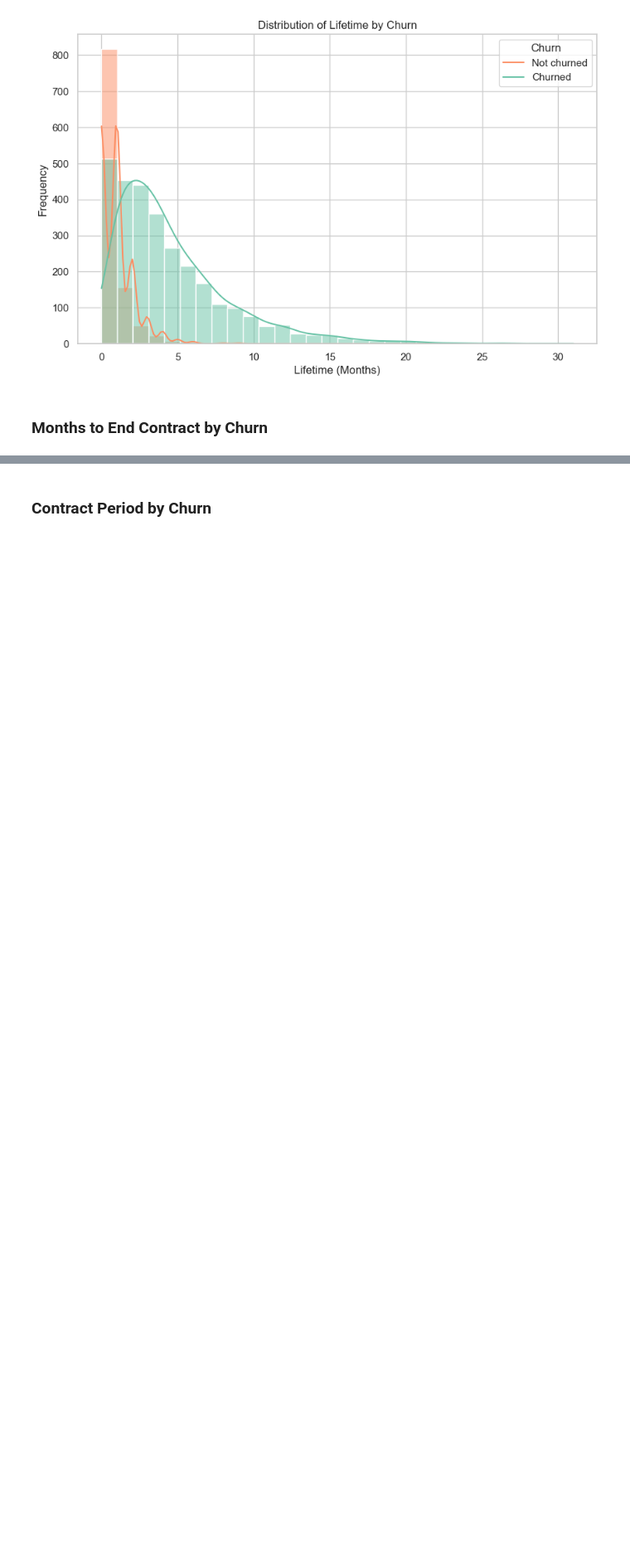
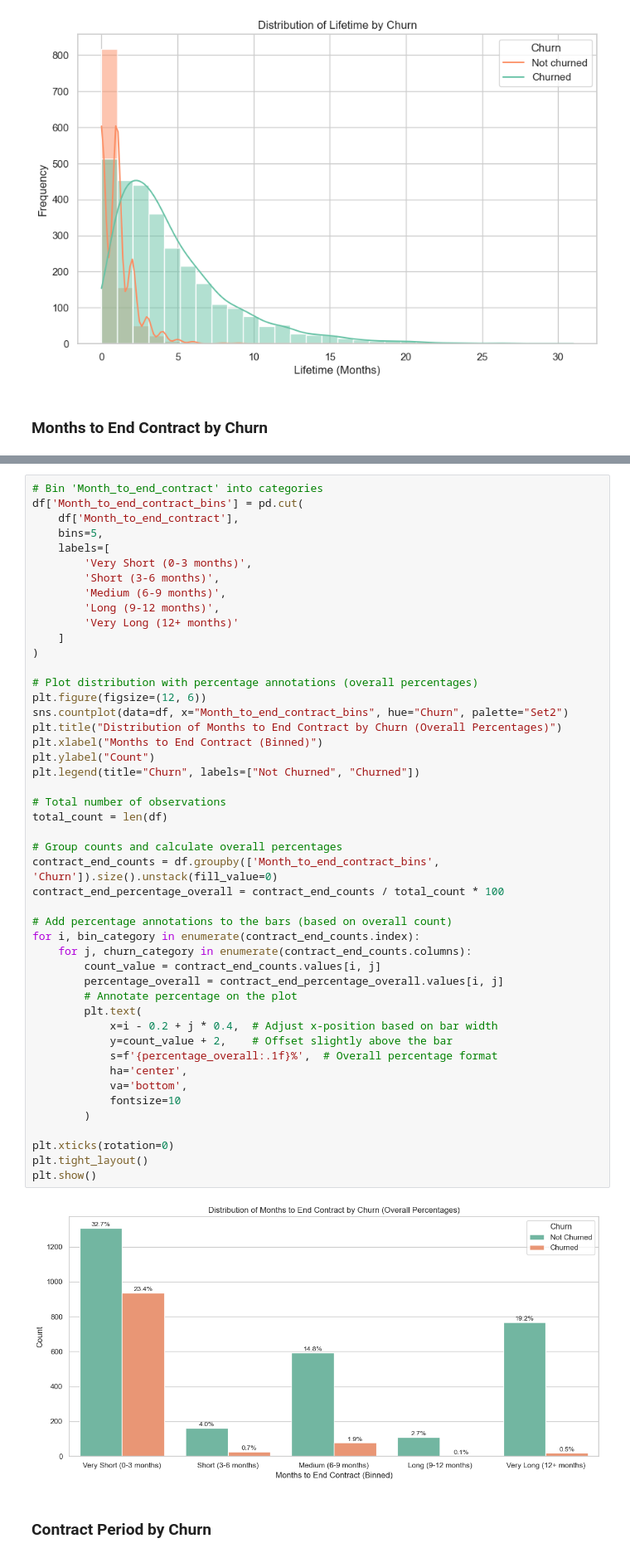
Before and after one commit to LEAN-96/Gym-Retention-Prediction, a Jupyter notebook: notebooks/gym_retention_prediction.ipynb, the cells around one changed output, grey strips where cells are left out. Shown at 83% size. Saved outputs shown, nothing was run; the diff lists cells and outputs as text; blank space fills up the shorter version.

```diff
--- a/notebooks/gym_retention_prediction.ipynb
+++ b/notebooks/gym_retention_prediction.ipynb
@@ -501,3 +394,52 @@ plt.show()
+# %%
+# Bin 'Month_to_end_contract' into categories
+df['Month_to_end_contract_bins'] = pd.cut(
+    df['Month_to_end_contract'],
+    bins=5,
+    labels=[
+        'Very Short (0-3 months)',
+        'Short (3-6 months)',
+        'Medium (6-9 months)',
+        'Long (9-12 months)',
+        'Very Long (12+ months)'
+    ]
+)
+
+# Plot distribution with percentage annotations (overall percentages)
+plt.figure(figsize=(12, 6))
+sns.countplot(data=df, x="Month_to_end_contract_bins", hue="Churn", palette="Set2")
+plt.title("Distribution of Months to End Contract by Churn (Overall Percentages)")
+plt.xlabel("Months to End Contract (Binned)")
+plt.ylabel("Count")
+plt.legend(title="Churn", labels=["Not Churned", "Churned"])
+
+# Total number of observations
+total_count = len(df)
+
+# Group counts and calculate overall percentages
+contract_end_counts = df.groupby(['Month_to_end_contract_bins', 'Churn']).size().unstack(fill_value=0)
+contract_end_percentage_overall = contract_end_counts / total_count * 100
+
+# Add percentage annotations to the bars (based on overall count)
+for i, bin_category in enumerate(contract_end_counts.index):
+    for j, churn_category in enumerate(contract_end_counts.columns):
+        count_value = contract_end_counts.values[i, j]
+        percentage_overall = contract_end_percentage_overall.values[i, j]
+        # Annotate percentage on the plot
+        plt.text(
+            x=i - 0.2 + j * 0.4,  # Adjust x-position based on bar width
+            y=count_value + 2,    # Offset slightly above the bar
+            s=f'{percentage_overall:.1f}%',  # Overall percentage format
+            ha='center',
+            va='bottom',
+            fontsize=10
+        )
+
+plt.xticks(rotation=0)
+plt.tight_layout()
+plt.show()
+# %% [output]
+[figure, added]
 # %% [markdown]
 ### Contract Period by Churn
 # %%
```
Also changed, not shown: parts of 19 cells of this notebook.
